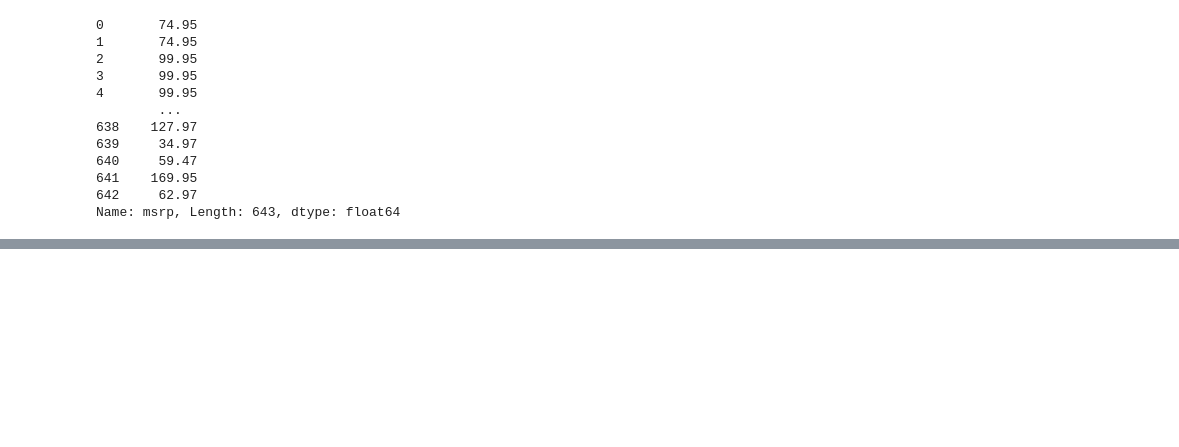
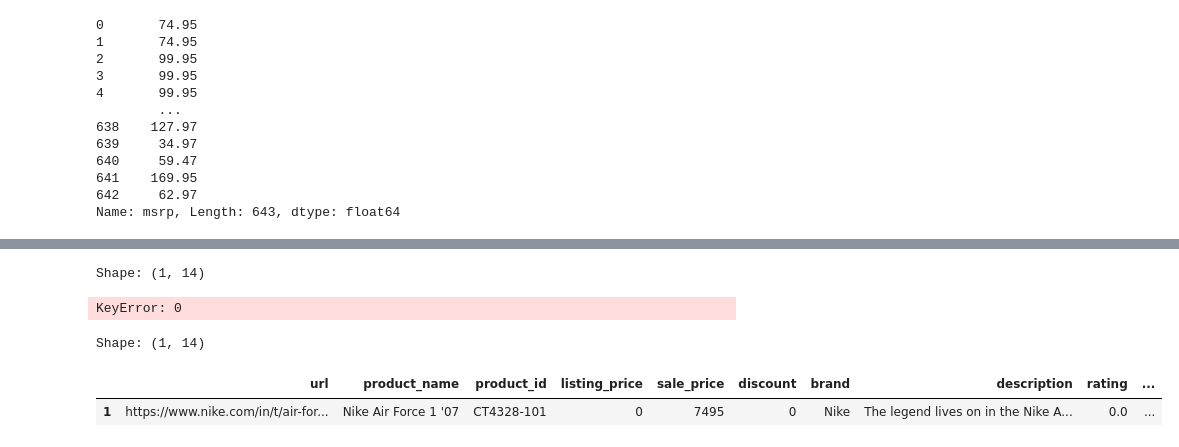
Before and after one commit to glroland/ai-product-catalog, a Jupyter notebook: data/ingest_dataworld_nike_dataset.ipynb, the cells around one changed output, grey strips where cells are left out. Cells and saved outputs as stored; diff of their text form; code cells hidden in the pictures; blank space fills up the shorter version.

Commit message:
closer - not failing but storing duplicate embeddings for different products

```diff
--- a/data/ingest_dataworld_nike_dataset.ipynb
+++ b/data/ingest_dataworld_nike_dataset.ipynb
@@ -97,10 +97,19 @@ brandsDF.head()
 with psycopg.connect(DB_CONNECTION_STRING) as db_connection:
   with db_connection.cursor() as c:
     c.executemany(
+        query =
           """
               INSERT INTO brands ( brand_desc )
               VALUES ( %(Brand)s )
-              RETURNING brand_id
+              RETURNING brand_id, brand_desc
           """,
-        brandsDF.to_dict(orient="records")
+        params_seq = brandsDF.to_dict(orient="records"),
+        returning=True
     )
+
+    rows = c.fetchall()
+    if rows:
+      for row in rows:
+        print ("Inserted Brand Row.  ID =", row[0], "Description =", row[1])
+    else:
+      print ("No Brand Rows Created!")
@@ -124,7 +135,7 @@ Name: msrp, Length: 643, dtype: float64
 with psycopg.connect(DB_CONNECTION_STRING) as db_connection:
   with db_connection.cursor() as c:
     c.executemany(
-       f"""
+       query = f"""
             INSERT INTO products
             (
                 sku,
@@ -147,7 +158,8 @@ with psycopg.connect(DB_CONNECTION_STRING) as db_connection:
             )
             RETURNING product_id
         """,
-        df.to_dict(orient="records")
+        params_seq = df.to_dict(orient="records"),
+        returning = True
     )
 
     productIds = c.fetchall()
@@ -175,13 +185,14 @@ def get_embedding_from_db(productName, sku, price, brand, description, model):
                                     from products
                                     where product_name='{productName}'
                                       and sku='{sku}'
-                                      and brand_id=(select brand_id from brands where brand_desc='{brand}')
+                                      and brand_id=(select brand_id from brands where brand_desc='{brand}' fetch first 1 rows only)
                                       and product_desc"""
             if cleansedDescription != None:
               sql = sql + f"='{cleansedDescription}'"
             else:
               sql = sql + " is null"
             sql = sql + f"""
+                                    fetch first 1 rows only
                                 )
                       """
             print(sql)
@@ -215,4 +226,4 @@ def create_embedding(productName, sku, price, brand, description, model):
 
    return client.embeddings.create(input = [text], model=model).data[0].embedding
 
-df['embeddingToStore'] = df.apply(lambda row: create_embedding(row["product_name"], row["product_id"], row["MRPFloat"], row["brand"], row["description"], model=PROVIDER_OPENAI_EMBEDDINGS_MODEL), axis=1)
+df['embeddingToStore'] = df.apply(lambda row: create_embedding(row["product_name"], row["product_id"], row["msrp"], row["brand"], row["description"], model=PROVIDER_OPENAI_EMBEDDINGS_MODEL), axis=1)
@@ -219,8 +248,19 @@ df['embeddingToStore'] = df.apply(lambda row: create_embedding(row["product_name
 # %%
 embeddingsDF = df[df['embeddingToStore'].notnull()]
 print("Shape:", embeddingsDF.shape)
-print ("Vector Length:", str(len(embeddingsDF["embeddingToStore"][0])))
+print ("Vector Length:", str(len(embeddingsDF[0])))
 embeddingsDF.head()
+# %% [output]
+Shape: (1, 14)
+KeyError: 0
+# %%
+embeddingsDF = df[df['embeddingToStore'].notnull()]
+print("Shape:", embeddingsDF.shape)
+embeddingsDF.head()
+# %% [output]
+Shape: (1, 14)
+|  | url | product_name | product_id | listing_price | sale_price | discount | brand | description | rating | ... |
+| 1 | https://www.nike.com/in/t/air-for... | Nike Air Force 1 '07 | CT4328-101 | 0 | 7495 | 0 | Nike | The legend lives on in the Nike A... | 0.0 | ... |
 # %%
 with psycopg.connect(DB_CONNECTION_STRING) as db_connection:
   with db_connection.cursor() as c:
```
Also changed, not shown: parts of 5 cells of this notebook.
